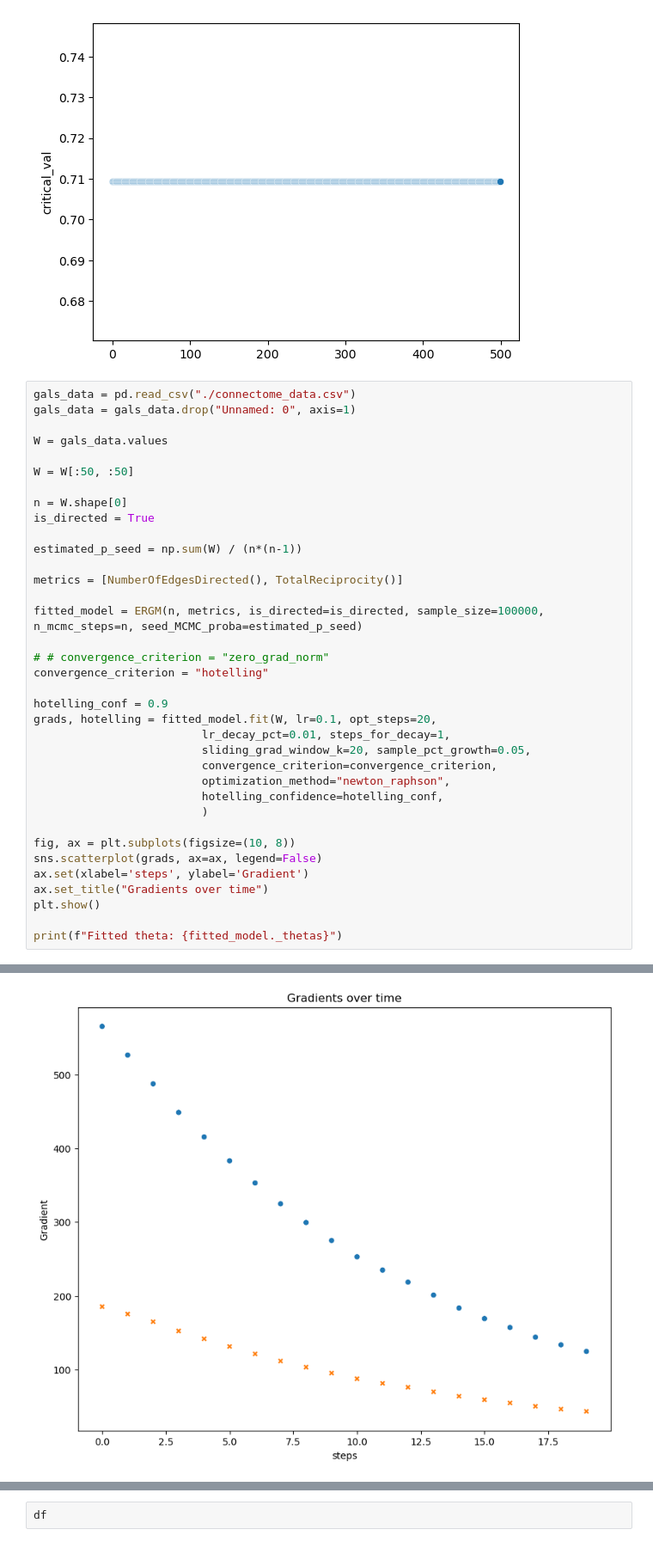
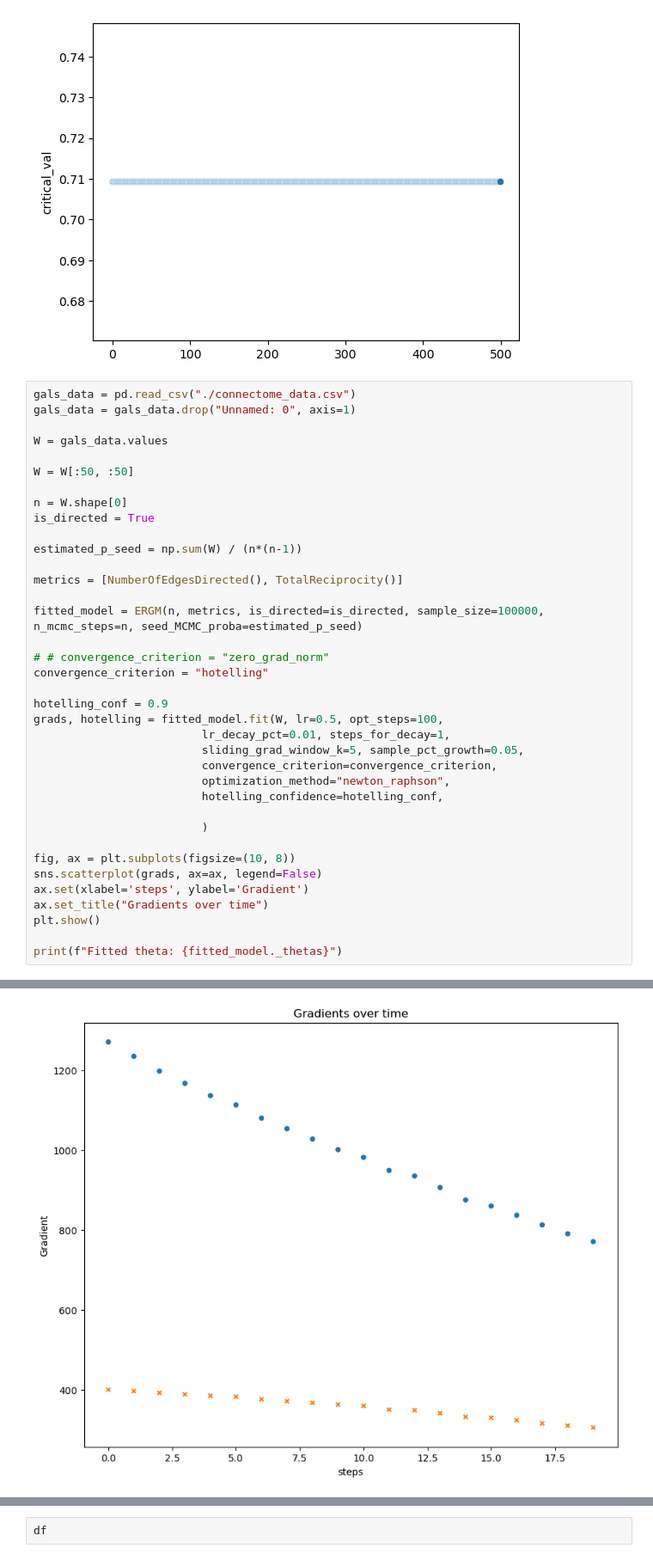
Before and after one commit to tomtalp/pyERGM, a Jupyter notebook: examples/first_example.ipynb, the cells around one changed output, grey strips where cells are left out. Shown at 86% size. Saved outputs shown, nothing was run; the diff lists cells and outputs as text.

```diff
--- a/examples/first_example.ipynb
+++ b/examples/first_example.ipynb
@@ -318,12 +318,13 @@ fitted_model = ERGM(n, metrics, is_directed=is_directed, sample_size=100000, n_m
 convergence_criterion = "hotelling"
 
 hotelling_conf = 0.9
-grads, hotelling = fitted_model.fit(W, lr=0.1, opt_steps=20,
+grads, hotelling = fitted_model.fit(W, lr=0.5, opt_steps=100,
                          lr_decay_pct=0.01, steps_for_decay=1,
-                         sliding_grad_window_k=20, sample_pct_growth=0.05,
+                         sliding_grad_window_k=5, sample_pct_growth=0.05,
                          convergence_criterion=convergence_criterion,
                          optimization_method="newton_raphson",
                          hotelling_confidence=hotelling_conf,
+
                          )
 
 fig, ax = plt.subplots(figsize=(10, 8))
@@ -354 +355 @@ Step 20 - lr: 0.0817906938, time from start: 60.23, sample_size: 100000, sliding
-[figure, old version]
+[figure, new version]
```
Also changed, not shown: parts of 1 cell of this notebook, 1 other file.
